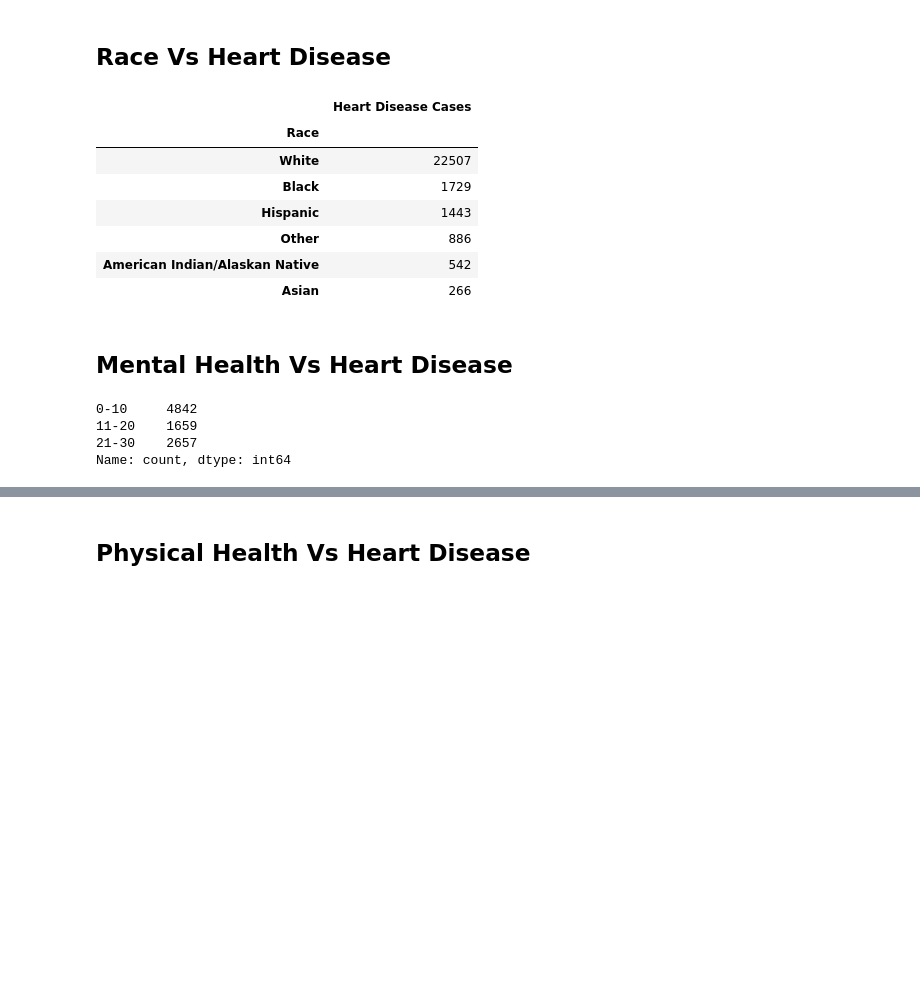
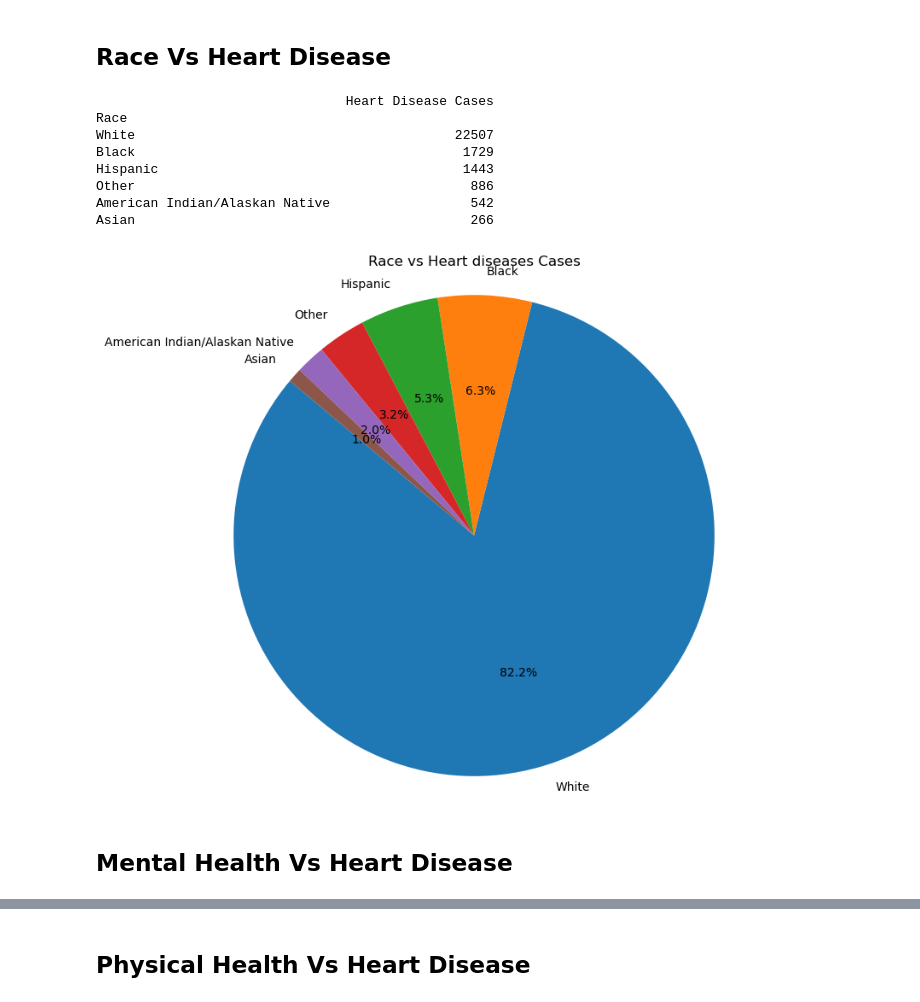
Before and after one commit to prez212/Project1-Team6, a Jupyter notebook: Heart_Disease_Predictor.ipynb, the cells around one changed output, grey strips where cells are left out. Drawn from its saved outputs; the diff is of its cells as text; code cells hidden in the pictures; blank space fills up the shorter version.

```diff
--- a/Heart_Disease_Predictor.ipynb
+++ b/Heart_Disease_Predictor.ipynb
@@ -64,34 +64,26 @@ halu_df.head()
 | 43 | Yes | White | Fair | 2.0 | 6.0 | Yes |
 # %% [markdown]
 ## Race Vs Heart Disease
-# %%
-Race = pd.DataFrame(halu_df['Race'].value_counts())
-Race.columns = ['Heart Disease Cases']
-
-Race
-# %% [output]
-|  | Heart Disease Cases |
-| Race |  |
-| White | 22507 |
-| Black | 1729 |
-| Hispanic | 1443 |
-| Other | 886 |
-| American Indian/Alaskan Native | 542 |
-| Asian | 266 |
+# %%
+Race = pd.DataFrame(halu_df['Race'].value_counts())
+Race.columns = ['Heart Disease Cases']
+
+print(Race)
+plt.figure(figsize=(8, 8))
+plt.pie(Race['Heart Disease Cases'], labels=Race.index, autopct='%1.1f%%', startangle=140)
+plt.title('Race vs Heart diseases Cases')
+plt.axis('equal')
+plt.savefig("output/race_Vs_HeartDisease.png")
+plt.show()
+# %% [output]
+                                Heart Disease Cases
+Race
+White                                         22507
+Black                                          1729
+Hispanic                                       1443
+Other                                           886
+American Indian/Alaskan Native                  542
+Asian                                           266
+[figure, added]
 # %% [markdown]
 ##  Mental Health Vs Heart Disease
-# %%
-bins = [0, 10, 20, 30]
-
-mental_health_bins = pd.cut(halu_df['MentalHealth'], bins=bins)
-
-mental_health_counts = mental_health_bins.value_counts().sort_index()
-
-mental_health_counts.index = ['0-10', '11-20', '21-30']
-
-print(mental_health_counts)
-# %% [output]
-0-10     4842
-11-20    1659
-21-30    2657
-Name: count, dtype: int64
```
Also changed, not shown: parts of 4 cells of this notebook, 4 other files.
